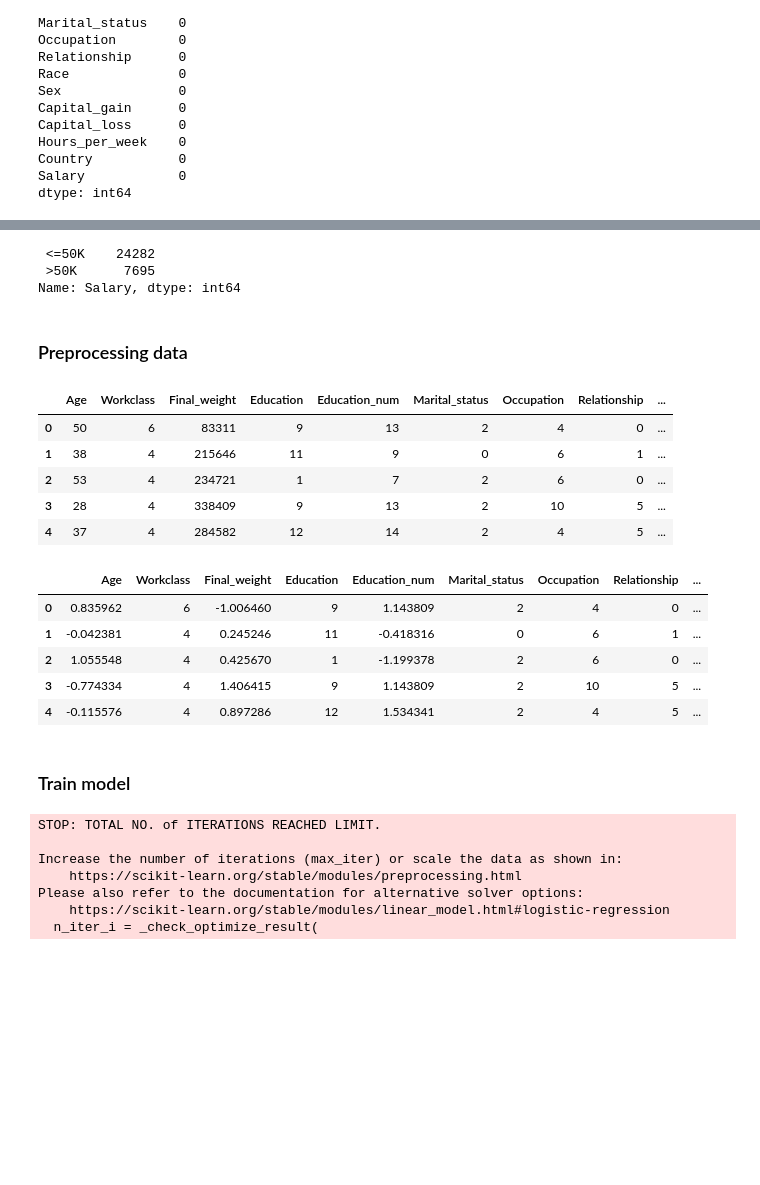
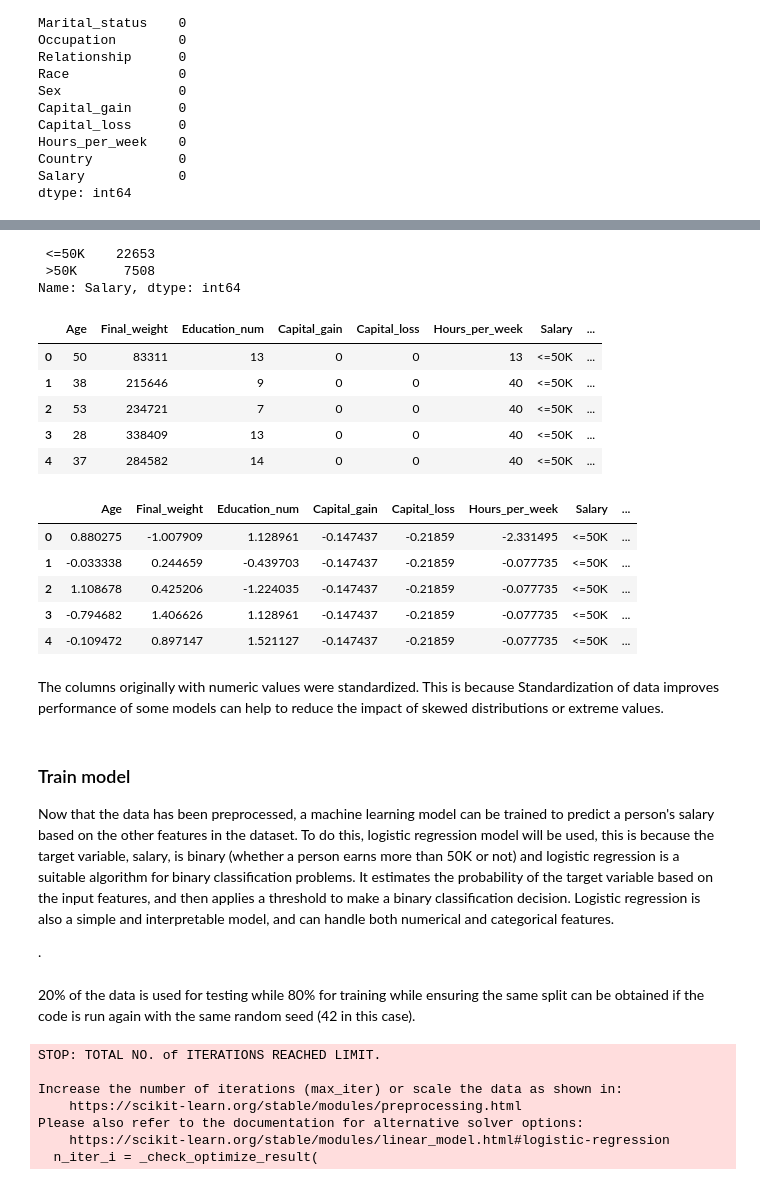
Before and after one commit to Valerie-Osawe/predict_salary, a Jupyter notebook: Assignment_7.ipynb, the cells around one changed output, grey strips where cells are left out. Cells and saved outputs as stored; diff of their text form; code cells hidden in the pictures; blank space fills up the shorter version.

```diff
--- a/Assignment_7.ipynb
+++ b/Assignment_7.ipynb
@@ -125,2 +102,0 @@ Name: Country, dtype: int64
-# %%
-salary = salary.query("Country != ' ?'")
@@ -127,38 +124,43 @@ salary = salary.query("Country != ' ?'")
+# %%
+# Dropping rows with '?' in the dataframe
+
+# Replace '?' with NaN
+salary.replace(' ?', np.nan, inplace=True)
+
+# Drop rows with NaN values
+salary.dropna(inplace=True)
 # %%
 # Check the distribution of the target variable
 salary["Salary"].value_counts()
 # %% [output]
- <=50K    24282
- >50K      7695
+ <=50K    22653
+ >50K      7508
 Name: Salary, dtype: int64
-# %% [markdown]
-### Preprocessing data
 # %%
 from sklearn.preprocessing import LabelEncoder
 
 cat_vars = [
     "Workclass",
     "Education",
     "Marital_status",
     "Occupation",
     "Relationship",
     "Race",
     "Sex",
     "Country",
 ]
-# Create a LabelEncoder object
-le = LabelEncoder()
+# Convert categorical variables to dummy variables
+salary = pd.get_dummies(salary, columns=cat_vars)
 
-# Apply label encoding to the categorical variables using the apply() method
-salary[cat_vars] = salary[cat_vars].apply(lambda x: le.fit_transform(x))
+
 salary.head()
 # %% [output]
-|  | Age | Workclass | Final_weight | Education | Education_num | Marital_status | Occupation | Relationship | ... |
-| 0 | 50 | 6 | 83311 | 9 | 13 | 2 | 4 | 0 | ... |
-| 1 | 38 | 4 | 215646 | 11 | 9 | 0 | 6 | 1 | ... |
-| 2 | 53 | 4 | 234721 | 1 | 7 | 2 | 6 | 0 | ... |
-| 3 | 28 | 4 | 338409 | 9 | 13 | 2 | 10 | 5 | ... |
-| 4 | 37 | 4 | 284582 | 12 | 14 | 2 | 4 | 5 | ... |
+|  | Age | Final_weight | Education_num | Capital_gain | Capital_loss | Hours_per_week | Salary | ... |
+| 0 | 50 | 83311 | 13 | 0 | 0 | 13 | <=50K | ... |
+| 1 | 38 | 215646 | 9 | 0 | 0 | 40 | <=50K | ... |
+| 2 | 53 | 234721 | 7 | 0 | 0 | 40 | <=50K | ... |
+| 3 | 28 | 338409 | 13 | 0 | 0 | 40 | <=50K | ... |
+| 4 | 37 | 284582 | 14 | 0 | 0 | 40 | <=50K | ... |
 # %%
 # Scale the numerical variables
 from sklearn.preprocessing import StandardScaler
@@ -187,14 +189,22 @@ salary[
 )
 salary.head()
 # %% [output]
-|  | Age | Workclass | Final_weight | Education | Education_num | Marital_status | Occupation | Relationship | ... |
-| 0 | 0.835962 | 6 | -1.006460 | 9 | 1.143809 | 2 | 4 | 0 | ... |
-| 1 | -0.042381 | 4 | 0.245246 | 11 | -0.418316 | 0 | 6 | 1 | ... |
-| 2 | 1.055548 | 4 | 0.425670 | 1 | -1.199378 | 2 | 6 | 0 | ... |
-| 3 | -0.774334 | 4 | 1.406415 | 9 | 1.143809 | 2 | 10 | 5 | ... |
-| 4 | -0.115576 | 4 | 0.897286 | 12 | 1.534341 | 2 | 4 | 5 | ... |
+|  | Age | Final_weight | Education_num | Capital_gain | Capital_loss | Hours_per_week | Salary | ... |
+| 0 | 0.880275 | -1.007909 | 1.128961 | -0.147437 | -0.21859 | -2.331495 | <=50K | ... |
+| 1 | -0.033338 | 0.244659 | -0.439703 | -0.147437 | -0.21859 | -0.077735 | <=50K | ... |
+| 2 | 1.108678 | 0.425206 | -1.224035 | -0.147437 | -0.21859 | -0.077735 | <=50K | ... |
+| 3 | -0.794682 | 1.406626 | 1.128961 | -0.147437 | -0.21859 | -0.077735 | <=50K | ... |
+| 4 | -0.109472 | 0.897147 | 1.521127 | -0.147437 | -0.21859 | -0.077735 | <=50K | ... |
-# %% [markdown]
-### Train model
+# %% [markdown]
+The columns originally with numeric values were standardized. This is because Standardization of data improves performance of some models  can help to reduce the impact of skewed distributions or extreme values.
+# %% [markdown]
+### Train model
+
+Now that the data has been preprocessed, a machine learning model can be trained to predict a person's salary based on the other features in the dataset. To do this, logistic regression model will be used, this is because the target variable, salary, is binary (whether a person earns more than 50K or not) and logistic regression is a suitable algorithm for binary classification problems. It estimates the probability of the target variable based on the input features, and then applies a threshold to make a binary classification decision. Logistic regression is also a simple and interpretable model, and can handle both numerical and categorical features.
+
+
+
+.
 # %%
 from sklearn.model_selection import train_test_split
 
@@ -206,6 +216,8 @@ y = salary["Salary"]
 X_train, X_test, y_train, y_test = train_test_split(
     X, y, test_size=0.2, random_state=42
 )
+# %% [markdown]
+ 20% of the data is used for testing while 80% for training while ensuring the same split can be obtained if the code is run again with the same random seed (42 in this case).
 # %%
 from sklearn.linear_model import LogisticRegression
 
```
Also changed, not shown: parts of 13 cells of this notebook.
